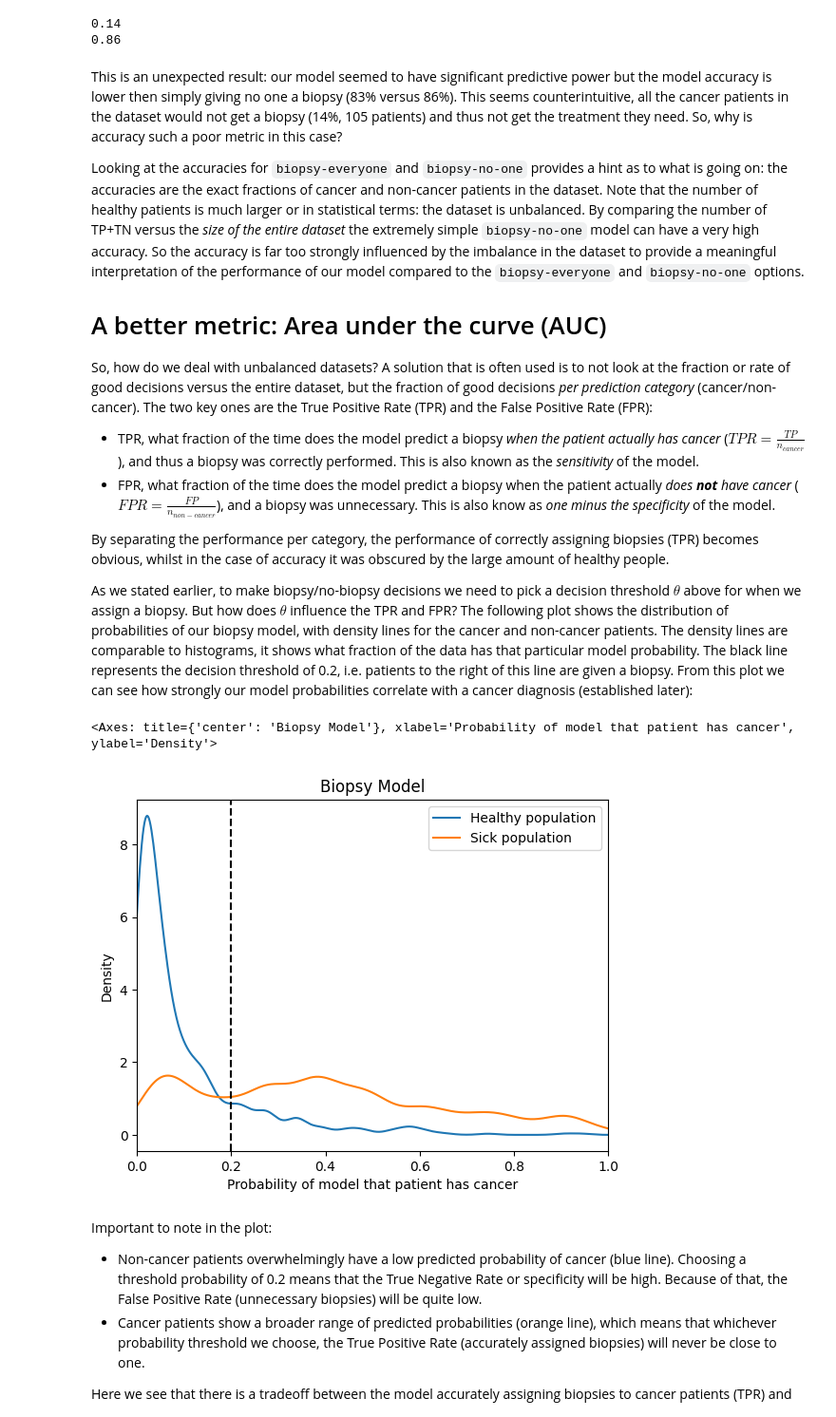
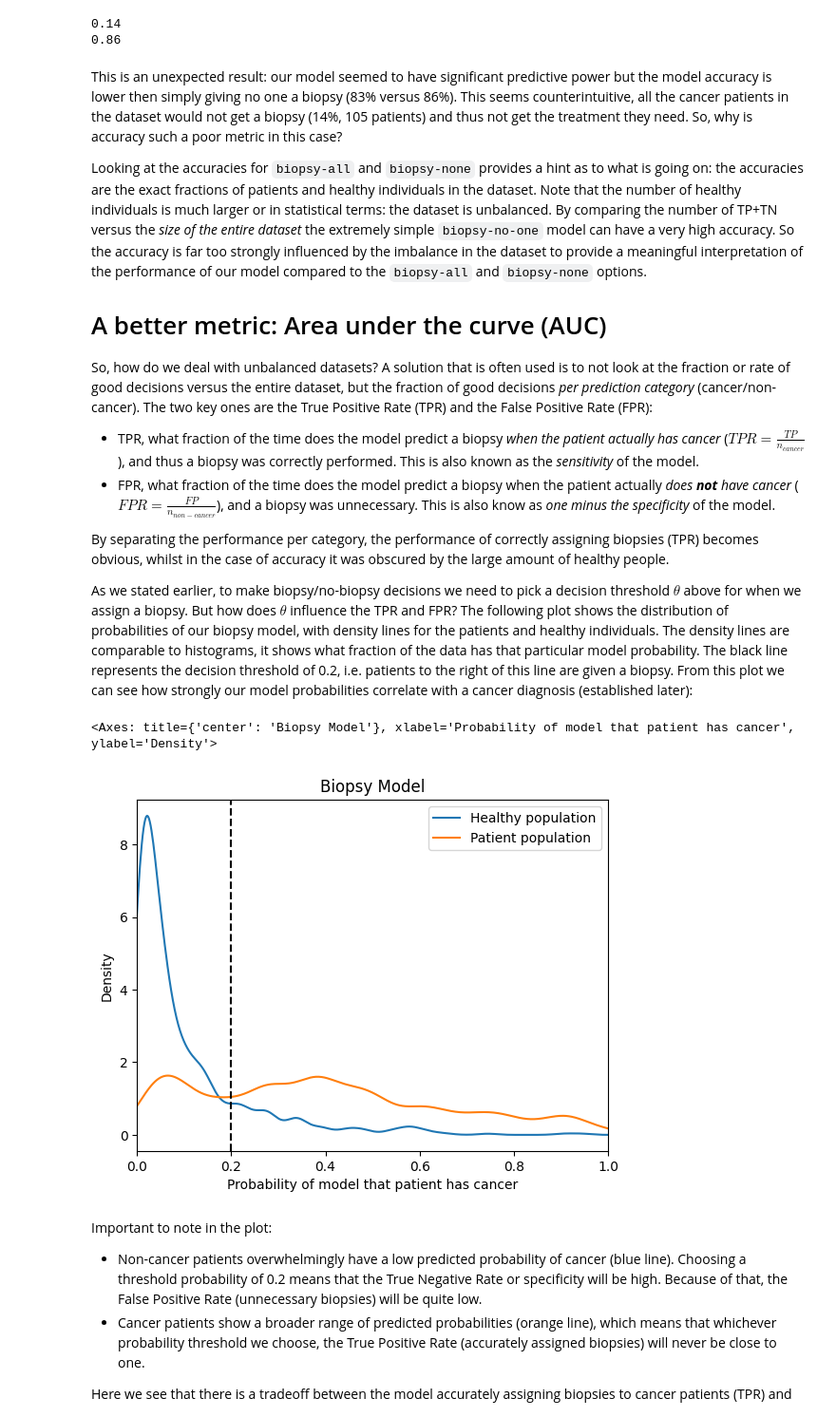
Before and after one commit to ictinnovaties-zorg/dca_blogpost, a Jupyter notebook: dca_blogpost.ipynb, the cells around one changed output. Shown: that part at 95% size. Drawn from its saved outputs; the diff is of its cells as text; code cells hidden in the pictures.

```diff
--- a/dca_blogpost.ipynb
+++ b/dca_blogpost.ipynb
@@ -150,7 +150,7 @@ print(accuracy_score(np.zeros(len(df_cancer_dx['cancer'])) >= thold, df_cancer_d
 # %% [markdown]
 This is an unexpected result: our model seemed to have significant predictive power but the model accuracy is lower then simply giving no one a biopsy (83% versus 86%). This seems counterintuitive, all the cancer patients in the dataset would not get a biopsy (14%, 105 patients) and thus not get the treatment they need. So, why is accuracy such a poor metric in this case?
 
-Looking at the accuracies for `biopsy-everyone` and `biopsy-no-one` provides a hint as to what is going on: the accuracies are the exact fractions of cancer and non-cancer patients in the dataset. Note that the number of healthy patients is much larger or in statistical terms: the dataset is unbalanced. By comparing the number of TP+TN versus the *size of the entire dataset* the extremely simple `biopsy-no-one` model can have a very high accuracy. So the accuracy is far too strongly influenced by the imbalance in the dataset to provide a meaningful interpretation of the performance of our model compared to the `biopsy-everyone` and `biopsy-no-one` options.
+Looking at the accuracies for `biopsy-all` and `biopsy-none` provides a hint as to what is going on: the accuracies are the exact fractions of patients and healthy individuals in the dataset. Note that the number of healthy individuals is much larger or in statistical terms: the dataset is unbalanced. By comparing the number of TP+TN versus the *size of the entire dataset* the extremely simple `biopsy-no-one` model can have a very high accuracy. So the accuracy is far too strongly influenced by the imbalance in the dataset to provide a meaningful interpretation of the performance of our model compared to the `biopsy-all` and `biopsy-none` options.
 
 # A better metric: Area under the curve (AUC)
 So, how do we deal with unbalanced datasets? A solution that is often used is to not look at the fraction or rate of good decisions versus the entire dataset, but the fraction of good decisions *per prediction category* (cancer/non-cancer). The two key ones are the True Positive Rate (TPR) and the False Positive Rate (FPR):
@@ -160,22 +160,22 @@ So, how do we deal with unbalanced datasets? A solution that is often used is to
 
 By separating the performance per category, the performance of correctly assigning biopsies (TPR) becomes obvious, whilst in the case of accuracy it was obscured by the large amount of healthy people.
 
-As we stated earlier, to make biopsy/no-biopsy decisions we need to pick a decision threshold $\theta$ above for when we assign a biopsy. But how does $\theta$ influence the TPR and FPR? The following plot shows the distribution of probabilities of our biopsy model, with density lines for the cancer and non-cancer patients. The density lines are comparable to histograms, it shows what fraction of the data has that particular model probability. The black line represents the decision threshold of 0.2, i.e. patients to the right of this line are given a biopsy. From this plot we can see how strongly our model probabilities correlate with a cancer diagnosis (established later):
+As we stated earlier, to make biopsy/no-biopsy decisions we need to pick a decision threshold $\theta$ above for when we assign a biopsy. But how does $\theta$ influence the TPR and FPR? The following plot shows the distribution of probabilities of our biopsy model, with density lines for the patients and healthy individuals. The density lines are comparable to histograms, it shows what fraction of the data has that particular model probability. The black line represents the decision threshold of 0.2, i.e. patients to the right of this line are given a biopsy. From this plot we can see how strongly our model probabilities correlate with a cancer diagnosis (established later):
 # %%
 df_cancer_dx['biopsy_prob'] = biopsy_model.predict(df_cancer_dx)
 df_cancer_dx['noone_prob'] = np.zeros(len(df_cancer_dx['cancer']))
 df_cancer_dx['everyone_prob'] = np.ones(len(df_cancer_dx['cancer']))
 
 (prob_density_plot(df_cancer_dx,
                    y='biopsy_prob',
                    by='cancer',
                    vline=[0.2],
                    title='Biopsy Model',
                    xlabel='Probability of model that patient has cancer',
-                   labels=['Healthy population','Sick population']))
+                   labels=['Healthy population','Patient population']))
 # %% [output]
 <Axes: title={'center': 'Biopsy Model'}, xlabel='Probability of model that patient has cancer', ylabel='Density'>
-[figure, old version]
+[figure, new version]
 # %% [markdown]
 Important to note in the plot:
 
```
Also changed, not shown: parts of 3 cells of this notebook.
